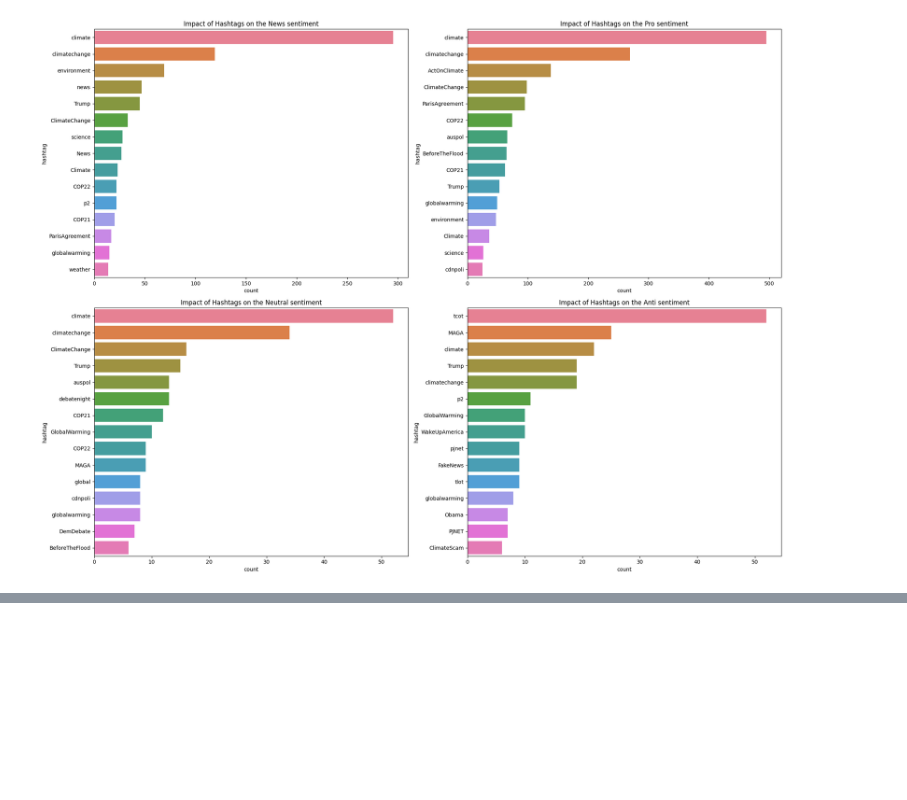
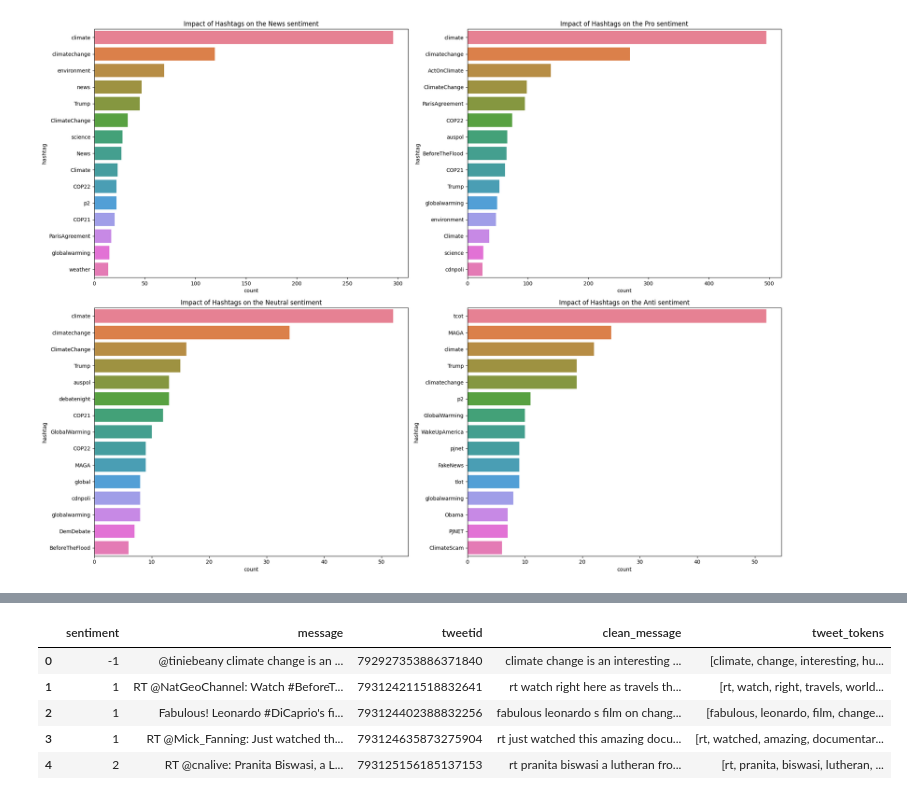
Before and after one commit to adevilde/Twitter-Climate-Change-Sentiment-Analysis, a Jupyter notebook: Twitter_Climate_Change_Sentiment.ipynb, the cells around one changed output, grey strips where cells are left out. Cells and saved outputs as stored; diff of their text form; code cells hidden in the pictures; blank space fills up the shorter version.

```diff
--- a/Twitter_Climate_Change_Sentiment.ipynb
+++ b/Twitter_Climate_Change_Sentiment.ipynb
@@ -329,0 +350,14 @@ plt.show()
+# %%
+def clean_text(text):
+
+    text = text.lower() # Convert to lowercase
+    text = re.sub(r'@\w*', '', text)  # Removing @mentions
+    text = re.sub(r'#\w*', '', text)  # Removing #hashtags
+    text = re.sub(r'www\.[^\s]+|https?://[^\s]+', '', text)  # Removing hyperlinks
+    text = re.sub(r'\n', '', text)  # Removing new line
+    text = re.sub(r'\d+', '', text)  # Removing digits
+    text = re.sub(r'\W', ' ', text)  # Removing non-word characters (\W is equivalent to [^a-zA-Z0-9_])
+    text = re.sub(r'\s+', ' ', text)  # Removing extra spaces
+    text = re.sub(r'^\s+|\s+?$', '', text)  # Removing extra spaces at the beginning and the ending
+
+    return text
@@ -329,0 +399,12 @@ plt.show()
+# %%
+# Apply the remove_stopwords function to the 'clean_message' column
+tweets['tweet_tokens'] = tweets['clean_message'].apply(tweet_tokens)
+
+tweets.head()
+# %% [output]
+|  | sentiment | message | tweetid | clean_message | tweet_tokens |
+| 0 | -1 | @tiniebeany climate change is an ... | 792927353886371840 | climate change is an interesting ... | [climate, change, interesting, hu... |
+| 1 | 1 | RT @NatGeoChannel: Watch #BeforeT... | 793124211518832641 | rt watch right here as travels th... | [rt, watch, right, travels, world... |
+| 2 | 1 | Fabulous! Leonardo #DiCaprio's fi... | 793124402388832256 | fabulous leonardo s film on chang... | [fabulous, leonardo, film, change... |
+| 3 | 1 | RT @Mick_Fanning: Just watched th... | 793124635873275904 | rt just watched this amazing docu... | [rt, watched, amazing, documentar... |
+| 4 | 2 | RT @cnalive: Pranita Biswasi, a L... | 793125156185137153 | rt pranita biswasi a lutheran fro... | [rt, pranita, biswasi, lutheran, ... |
```
Also changed, not shown: parts of 12 cells of this notebook.
